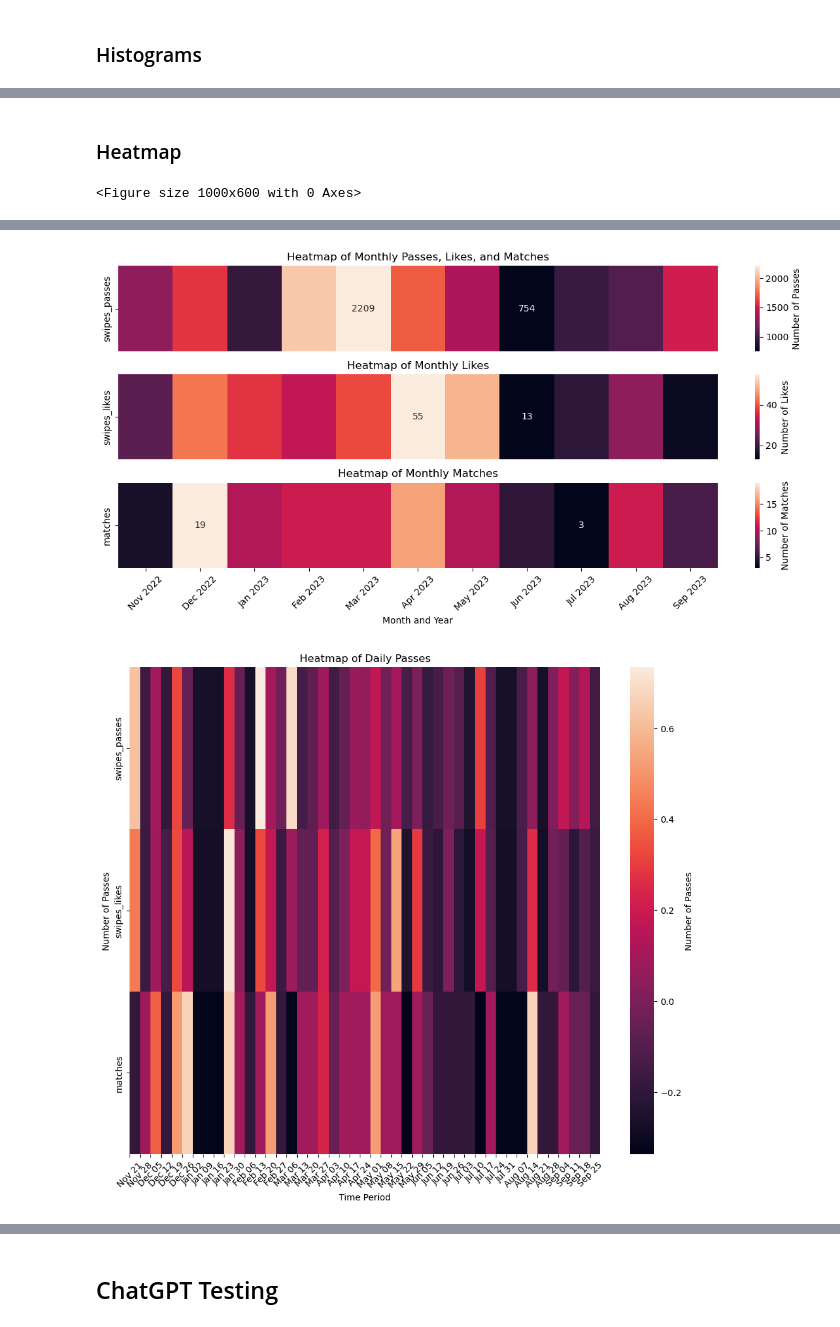
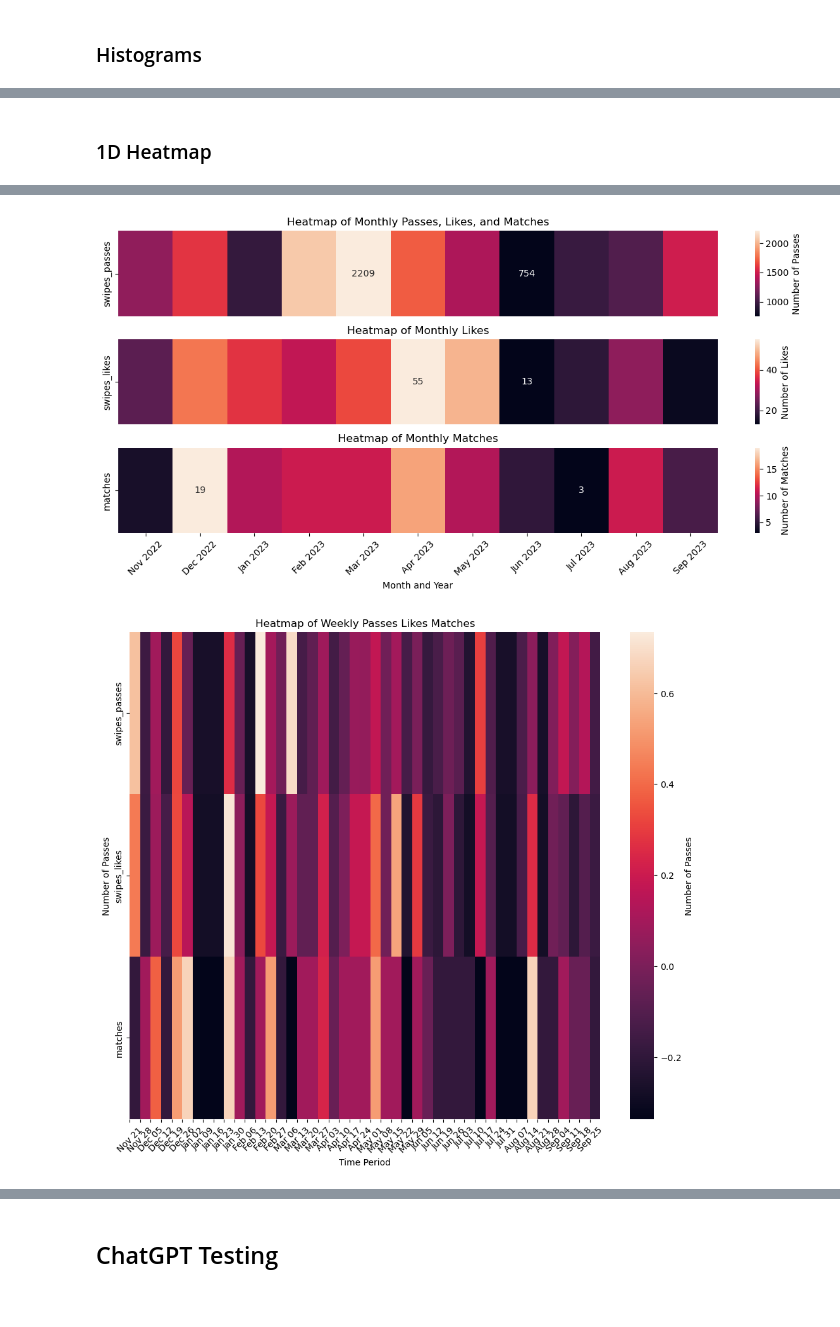
Before and after one commit to saminourji/TinderAnalysis, a Jupyter notebook: main.ipynb, the cells around one changed output, grey strips where cells are left out. Cells and saved outputs as stored; diff of their text form; code cells hidden in the pictures.

```diff
--- a/main.ipynb
+++ b/main.ipynb
@@ -237,12 +310,9 @@ monthly_scaled.plot.bar(y = ["swipes_likes_no_match", "matches", "swipes_passes"
 # %% [markdown]
-### Heatmap
+### 1D Heatmap
 # %%
-plt.figure(figsize=(10, 6))
+
 
 #passes heatmap daily
-# mean_value = df['swipes_passes'].mean()
-# df_normalized = 2 * (df['swipes_passes'] - mean_value) / (df['swipes_passes'].max() - df['swipes_passes'].min())
-# df_normalized.to_frame().T
 
 plt.figure(figsize=(8, 6))
 sns.heatmap(df[["swipes_passes"]].T, annot=False, fmt='d', cbar_kws={'label': 'Number of Passes'})
@@ -264,17 +334,10 @@ plt.xlabel('Time Period')
 plt.ylabel('Number of Passes')
 plt.show()
 
-#passes heatmap monthly
-# monthly_pct = monthly.copy()
-# sum = monthly_pct['swipes_passes'].sum()
-# monthly_pct['swipes_passes'] = 100*monthly_pct['swipes_passes']/sum
-# sum = monthly_pct['swipes_likes'].sum()
-# monthly_pct['swipes_likes'] = 100*monthly_pct['swipes_likes']/sum
-
-# Sort the values in the column and select the top 10
+# 3 subplots likes passes matches heatmap monthly
 
 fig, axes = plt.subplots(3, 1, figsize=(12, 6))
-# plt.tick_params(bottom='on')
+plt.tick_params(bottom='on')
 
 sns.heatmap(monthly[["swipes_passes"]].T, ax = axes[0], annot=mask_max_min_vals(monthly, "swipes_passes"), fmt='', cbar_kws={'label': 'Number of Passes'})
 # ax2 = axes[0].twinx()
@@ -297,34 +360,50 @@ axes[2].set_title('Heatmap of Monthly Matches')
 # axes[2].xaxis.set_major_locator(MonthLocator(interval=1))
 # axes[2].xaxis.set_major_formatter(DateFormatter('%b'))
 date_format = monthly.index.strftime('%b %Y')
 axes[2].set_xticklabels(date_format, rotation=45)
 
 
 plt.xlabel('Month and Year')
 plt.xticks(rotation=45)
 # plt.ylabel('Number of Passes')
 plt.tight_layout()
 plt.show()
 
 
-
+#3 variable heatmap scaled weekly
 
 plt.figure(figsize=(12, 10))
 sns.heatmap(weekly_scaled[["swipes_passes", "swipes_likes", "matches"]].T, annot=False, fmt='d', cbar_kws={'label': 'Number of Passes'})
 sns.color_palette("rocket", as_cmap=True)
-plt.title('Heatmap of Daily Passes')
+plt.title('Heatmap of Weekly Passes Likes Matches')
 plt.xlabel('Time Period')
 plt.ylabel('Number of Passes')
 
 date_format = '%b %d'  # Customize the date format
 x_ticks = range(len(weekly_scaled.index))
 formatted_labels = [date.strftime(date_format) for date in weekly_scaled.index]
 plt.xticks(x_ticks, formatted_labels, rotation=45)
 
 plt.show()
+
+
+#3 variable heatmap scaled monthly
+
+plt.figure(figsize=(12, 10))
+sns.heatmap(monthly_scaled[["swipes_passes", "swipes_likes", "matches"]].T, annot=False, fmt='d', cbar_kws={'label': 'Number of Passes'})
+sns.color_palette("rocket", as_cmap=True)
+plt.title('Heatmap of Monthly Passes Likes Matches')
+plt.xlabel('Time Period')
+plt.ylabel('Number of Passes')
+
+date_format = '%b %Y'  # Customize the date format
+x_ticks = range(len(monthly_scaled.index))
+formatted_labels = [date.strftime(date_format) for date in monthly_scaled.index]
+plt.xticks(x_ticks, formatted_labels, rotation=45)
+
+plt.show()
 # %% [output]
-<Figure size 1000x600 with 0 Axes>
 [figure]
 [figure]
 [figure]
-[figure, old version]
+[figure, new version]
```
Also changed, not shown: parts of 11 cells of this notebook.
